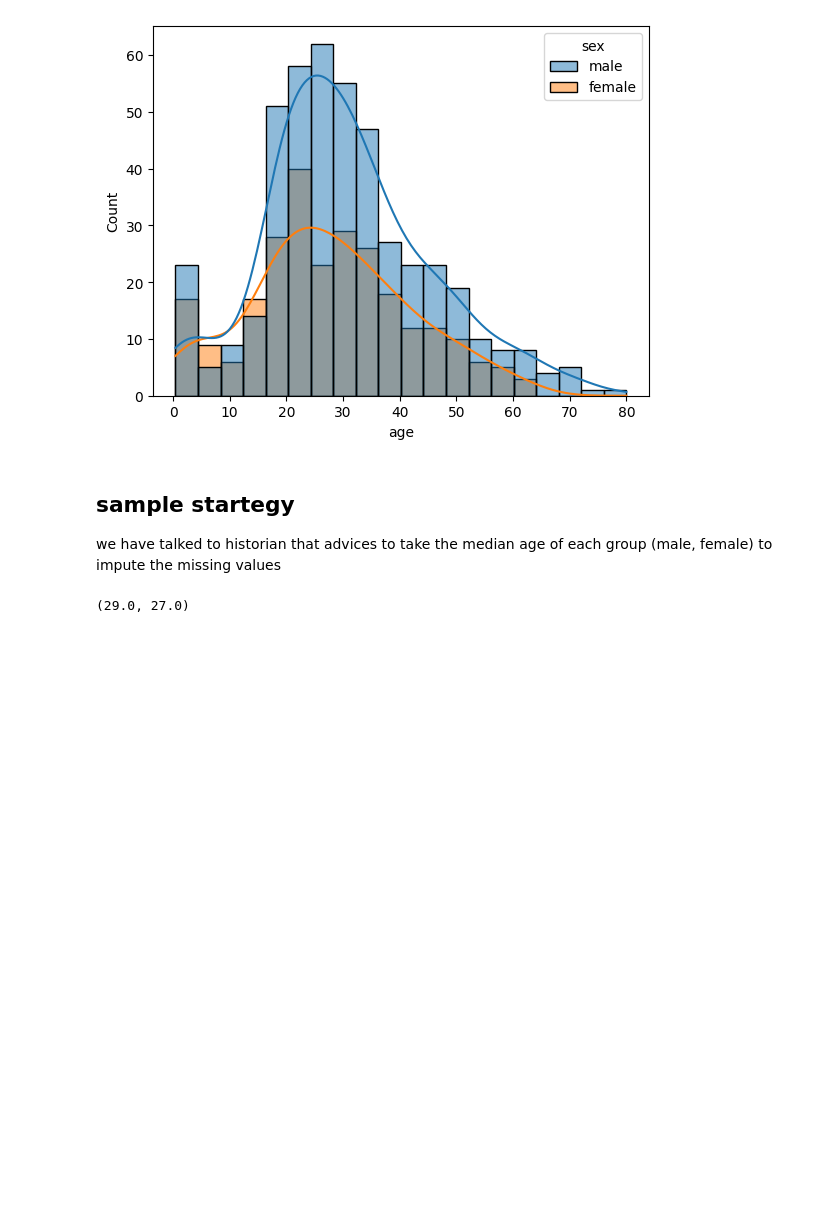
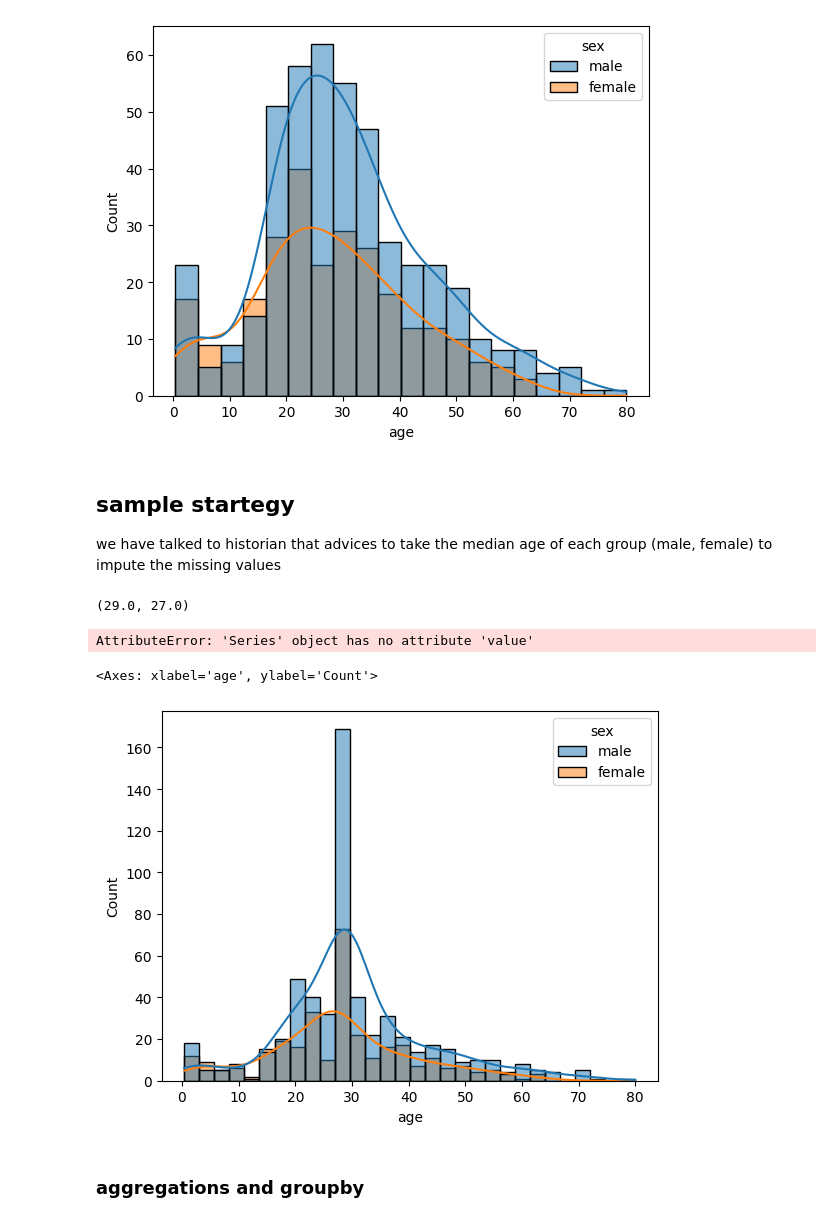
Before and after one commit to danlundh67/Python-Dan-Lund-OPA23, a Jupyter notebook: code_along/L7_pandas_missingdata.ipynb, the cells around one changed output. Cells and saved outputs as stored; diff of their text form; code cells hidden in the pictures; blank space fills up the shorter version.

Commit message:
Plots titanic

```diff
--- a/code_along/L7_pandas_missingdata.ipynb
+++ b/code_along/L7_pandas_missingdata.ipynb
@@ -211,3 +211,18 @@ median_female_age=titanic[titanic["sex"]=="female"]["age"].median()
 median_male_age, median_female_age
 # %% [output]
 (29.0, 27.0)
+# %%
+titanic.loc[titanic["sex"]=="male","age"]=titanic.loc[titanic["sex"]=="male","age"].fillna(median_male_age)
+# %%
+titanic.loc[titanic["age"]==29,"sex"].value.counts()
+# %% [output]
+AttributeError: 'Series' object has no attribute 'value'
+# %%
+titanic.loc[titanic["sex"]=="female","age"]=titanic.loc[titanic["sex"]=="female","age"].fillna(median_female_age)
+# %%
+sns.histplot(data=titanic, x="age", hue="sex", kde=True)
+# %% [output]
+<Axes: xlabel='age', ylabel='Count'>
+[figure, added]
+# %% [markdown]
+### aggregations and groupby
```
Also changed, not shown: parts of 4 cells of this notebook.
